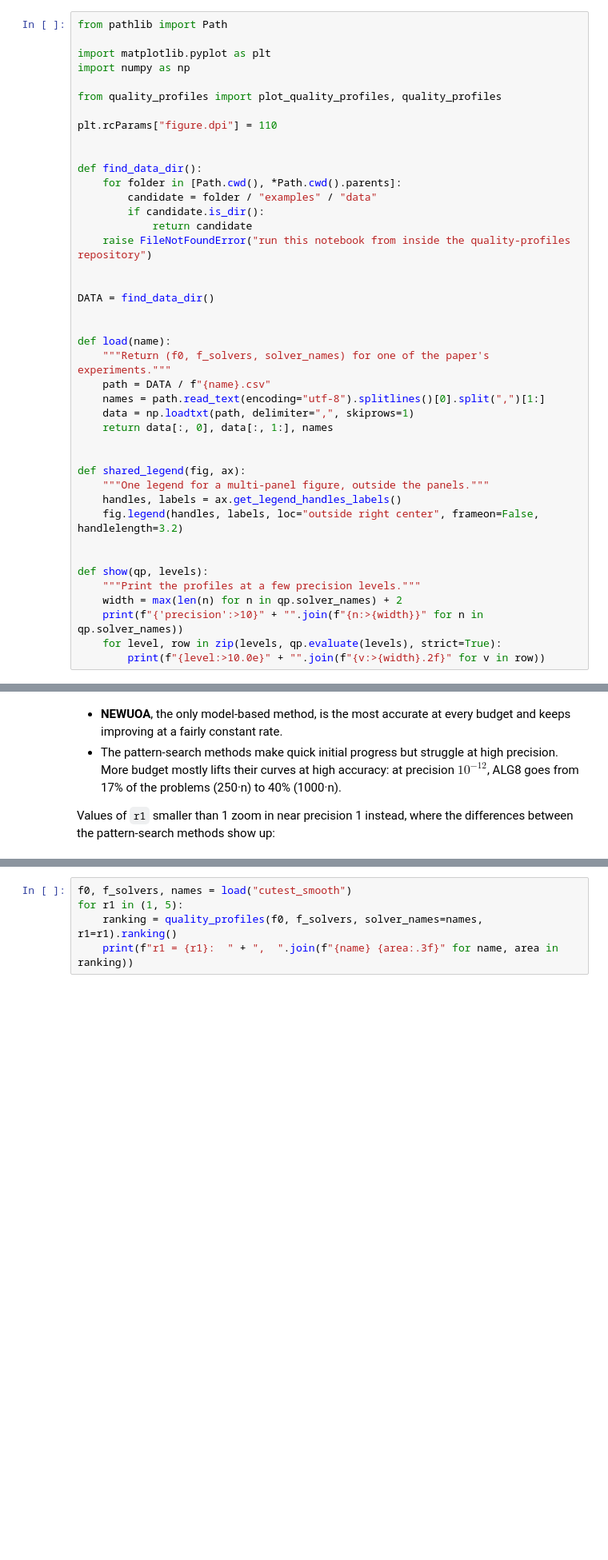
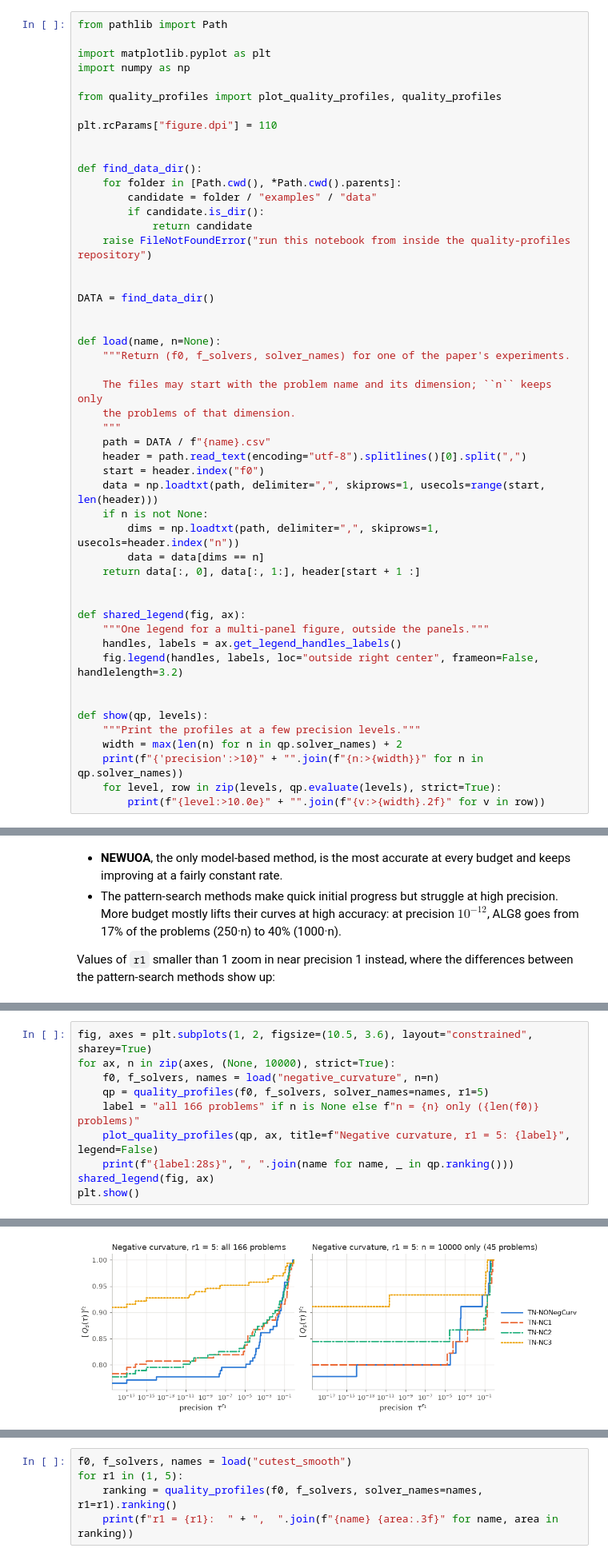
Before and after one commit to chripiermarini/QualityProfiles, a Jupyter notebook: notebooks/quality_profiles_example.ipynb, the cells around one changed output, grey strips where cells are left out. Shown at 80% size. Saved outputs shown, nothing was run; the diff lists cells and outputs as text; blank space fills up the shorter version.

```diff
--- a/notebooks/quality_profiles_example.ipynb
+++ b/notebooks/quality_profiles_example.ipynb
@@ -36,12 +36,20 @@ def find_data_dir():
 DATA = find_data_dir()
 
 
-def load(name):
-    """Return (f0, f_solvers, solver_names) for one of the paper's experiments."""
+def load(name, n=None):
+    """Return (f0, f_solvers, solver_names) for one of the paper's experiments.
+
+    The files may start with the problem name and its dimension; ``n`` keeps only
+    the problems of that dimension.
+    """
     path = DATA / f"{name}.csv"
-    names = path.read_text(encoding="utf-8").splitlines()[0].split(",")[1:]
-    data = np.loadtxt(path, delimiter=",", skiprows=1)
-    return data[:, 0], data[:, 1:], names
+    header = path.read_text(encoding="utf-8").splitlines()[0].split(",")
+    start = header.index("f0")
+    data = np.loadtxt(path, delimiter=",", skiprows=1, usecols=range(start, len(header)))
+    if n is not None:
+        dims = np.loadtxt(path, delimiter=",", skiprows=1, usecols=header.index("n"))
+        data = data[dims == n]
+    return data[:, 0], data[:, 1:], header[start + 1 :]
 
 
 def shared_legend(fig, ax):
@@ -211,0 +226,11 @@ plt.show()
+# %%
+fig, axes = plt.subplots(1, 2, figsize=(10.5, 3.6), layout="constrained", sharey=True)
+for ax, n in zip(axes, (None, 10000), strict=True):
+    f0, f_solvers, names = load("negative_curvature", n=n)
+    qp = quality_profiles(f0, f_solvers, solver_names=names, r1=5)
+    label = "all 166 problems" if n is None else f"n = {n} only ({len(f0)} problems)"
+    plot_quality_profiles(qp, ax, title=f"Negative curvature, r1 = 5: {label}", legend=False)
+    print(f"{label:28s}", ", ".join(name for name, _ in qp.ranking()))
+shared_legend(fig, ax)
+plt.show()
+# %% [output]
@@ -212 +239,2 @@ plt.show()
+[figure, added]
 # %% [markdown]
```
Also changed, not shown: parts of 6 cells of this notebook, 16 other files.
